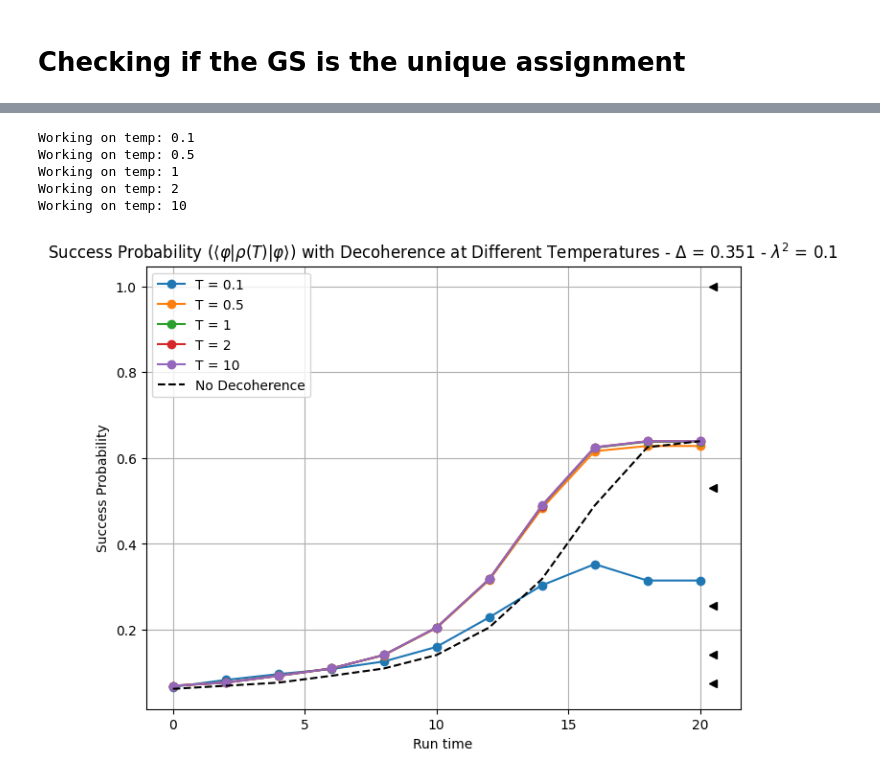
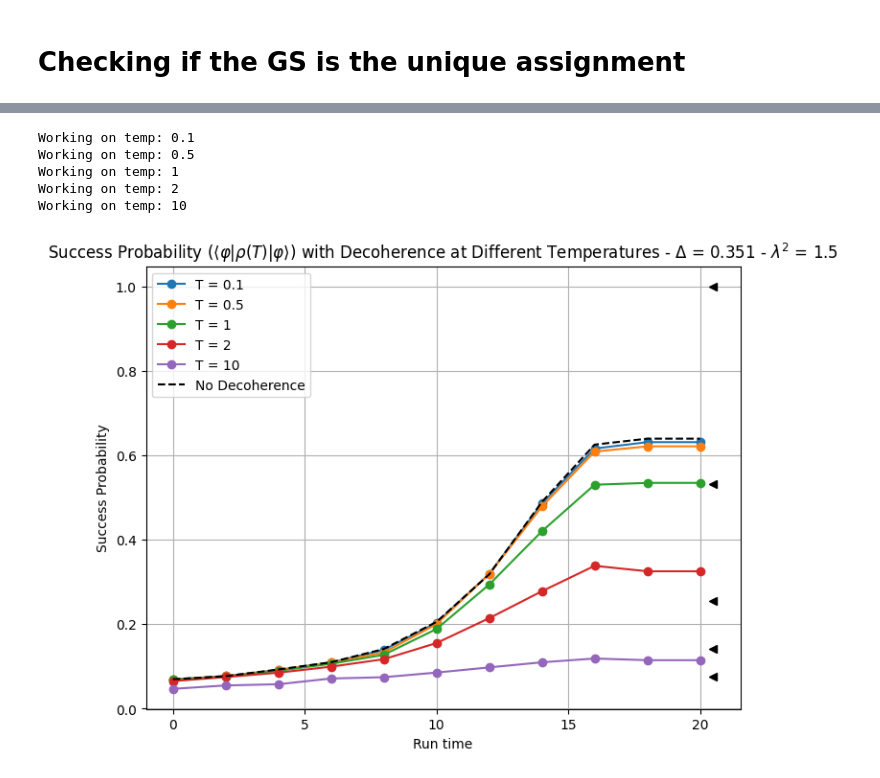
Before and after one commit to chenscheimq/QEC, a Jupyter notebook: EC3/EC3_q.ipynb, the cells around one changed output, grey strips where cells are left out. Drawn from its saved outputs; the diff is of its cells as text; code cells hidden in the pictures.

```diff
--- a/EC3/EC3_q.ipynb
+++ b/EC3/EC3_q.ipynb
@@ -421,7 +421,7 @@ args_H = {
     'Hp': Hp
 }
 
-lambda_2 = 0.1
+lambda_2 = 1.5
 
 # Temperatures to be considered
 temperatures = [1/10, 1/2, 1, 2, 10]
@@ -449,23 +449,17 @@ for T in temperatures:
     state_dm = rho0
 
     # Solve the master equation over each time step
-    for idx, t_i in enumerate(times[:-1]):  # Iterate over times, including the last interval
+    for idx, t_i in enumerate(times[:-1]):
         args_C = {
             "args_H": args_H,
             "n_qubits": n_qubits,
             "lambda_2": lambda_2,
             "T": T
         }
-
-        # Generate the collapse operators for the current time
         C_op_inst = [c_ops_gen(t_i, args_C)]
 
-        # Define the time range for mesolve (small time interval)
         t_range = [times[idx], times[idx + 1]]  # Evolve from t_i to t_i+1
-
-        # Solve the master equation over this small time interval
-        results = mesolve(H_obj, state_dm, t_range, c_ops=C_op_inst)
-        # , options={'nsteps': 10000}
+        results = mesolve(H_obj, state_dm, t_range, c_ops=C_op_inst, options={'nsteps': 100000})
 
         # Update the state to the last state in the results
         state_dm = results.states[-1]
@@ -482,33 +476,40 @@ for T in temperatures:
     plt.plot(times, exps, "-o", label=f"T = {T}")  # Plot all time points
 
     # Thermal success probabilities
     expects_at_end.append(expect(rho_P(T), final_gs))
 
 x_s = [np.max(times) + 0.5 for _ in range(len(temperatures))]
 plt.plot(x_s, expects_at_end, '<', color='black')
 
 # Solve the Schrödinger equation without decoherence
-results_se = sesolve(H_obj, initial_gs, times)
-exps_se = [expect(ket2dm(state), final_gs) for state in results_se.states]
+exps_se = []
+state_dt = initial_gs
+for idx, t_i in enumerate(times[:-1]):
+    t_range = [times[idx], times[idx + 1]]
+    results_se = sesolve(H_obj, state_dt, t_range)
+    state_dt = results_se.states[-1]
+    exps_se.append(expect(ket2dm(state_dt), final_gs))
+exps_se.append(expect(ket2dm(state_dt), final_gs))
+
 plt.plot(times, exps_se, '--', label="No Decoherence", color='black', linewidth=1.5)
 
 # Plot formatting
 plt.xlabel('Run time')
 plt.ylabel('Success Probability')
 plt.title('Success Probability (' + r"$\langle \varphi | \rho(T) | \varphi \rangle$"
           + ') with Decoherence at Different Temperatures - '
           + r'$\Delta$'
           + ' = {} - '.format(round(energy_diff, 3))
           + r'$\lambda^{2}$'
           + ' = {}'.format(lambda_2))
 
 plt.legend()
 plt.grid(True)
 plt.show()
 # %% [output]
 Working on temp: 0.1
 Working on temp: 0.5
 Working on temp: 1
 Working on temp: 2
 Working on temp: 10
-[figure, old version]
+[figure, new version]
```
Also changed, not shown: parts of 2 cells of this notebook.
